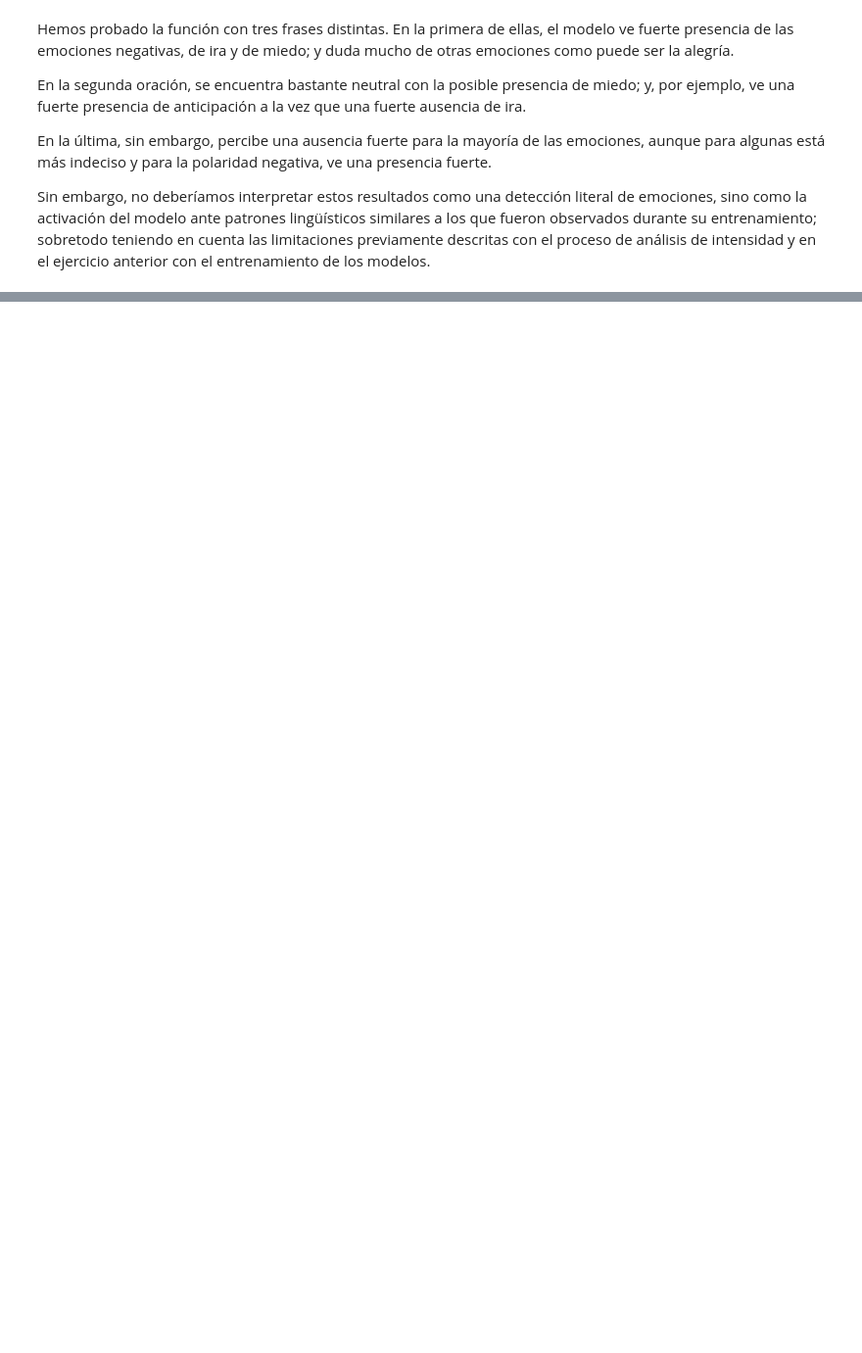
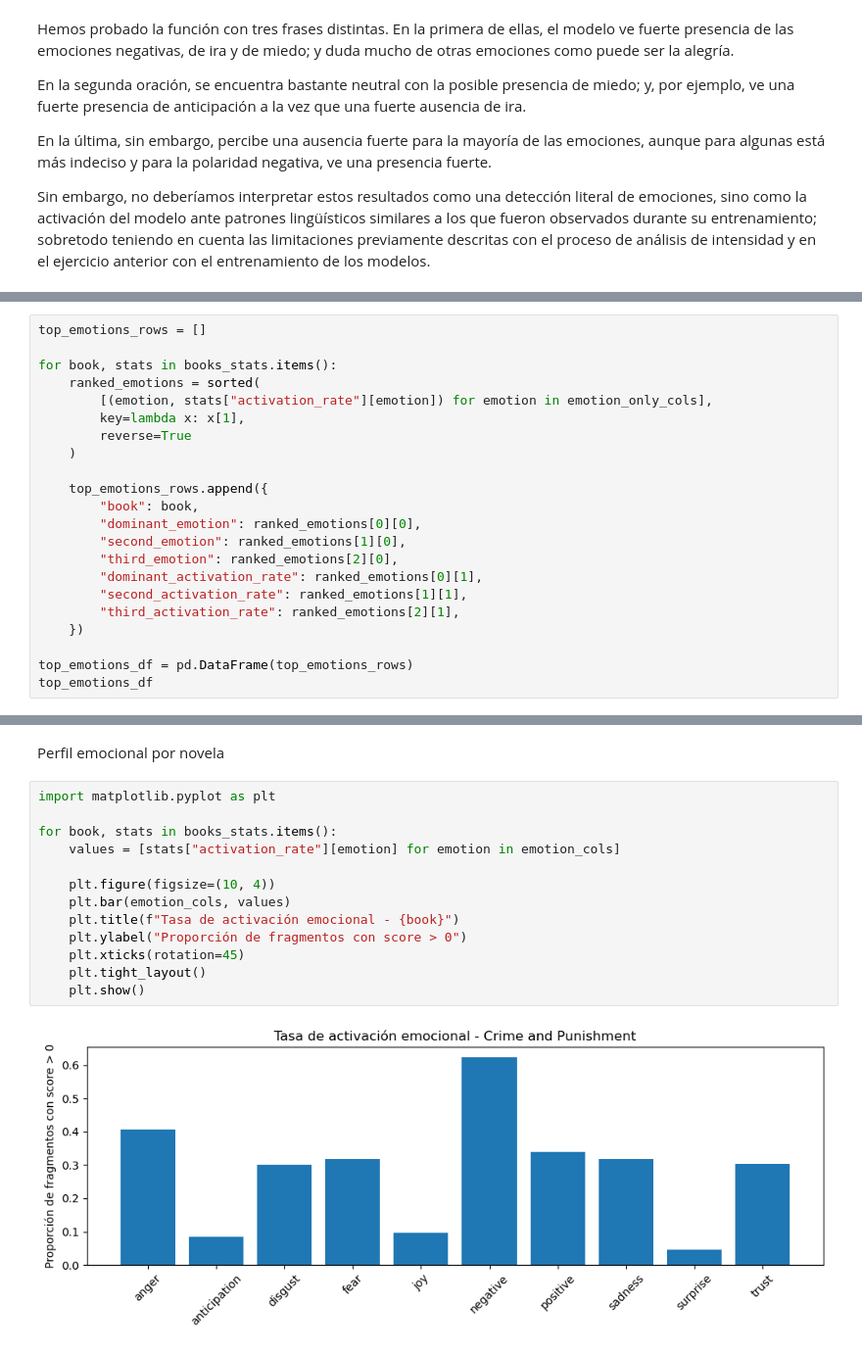
Before and after one commit to agustito37/entregable-procesamiento-lenguaje, a Jupyter notebook: entregable.ipynb, the cells around one changed output, grey strips where cells are left out. Shown at 98% size. Drawn from its saved outputs; the diff is of its cells as text; blank space fills up the shorter version.

```diff
--- a/entregable.ipynb
+++ b/entregable.ipynb
@@ -427,0 +593,22 @@ Sin embargo, no deberíamos interpretar estos resultados como una detección lit
+# %%
+top_emotions_rows = []
+
+for book, stats in books_stats.items():
+    ranked_emotions = sorted(
+        [(emotion, stats["activation_rate"][emotion]) for emotion in emotion_only_cols],
+        key=lambda x: x[1],
+        reverse=True
+    )
+
+    top_emotions_rows.append({
+        "book": book,
+        "dominant_emotion": ranked_emotions[0][0],
+        "second_emotion": ranked_emotions[1][0],
+        "third_emotion": ranked_emotions[2][0],
+        "dominant_activation_rate": ranked_emotions[0][1],
+        "second_activation_rate": ranked_emotions[1][1],
+        "third_activation_rate": ranked_emotions[2][1],
+    })
+
+top_emotions_df = pd.DataFrame(top_emotions_rows)
+top_emotions_df
@@ -427,0 +622,17 @@ Sin embargo, no deberíamos interpretar estos resultados como una detección lit
+# %% [markdown]
+Perfil emocional por novela
+# %%
+import matplotlib.pyplot as plt
+
+for book, stats in books_stats.items():
+    values = [stats["activation_rate"][emotion] for emotion in emotion_cols]
+
+    plt.figure(figsize=(10, 4))
+    plt.bar(emotion_cols, values)
+    plt.title(f"Tasa de activación emocional - {book}")
+    plt.ylabel("Proporción de fragmentos con score > 0")
+    plt.xticks(rotation=45)
+    plt.tight_layout()
+    plt.show()
+# %% [output]
+[figure, added]
```
Also changed, not shown: parts of 29 cells of this notebook, 17 other files.
